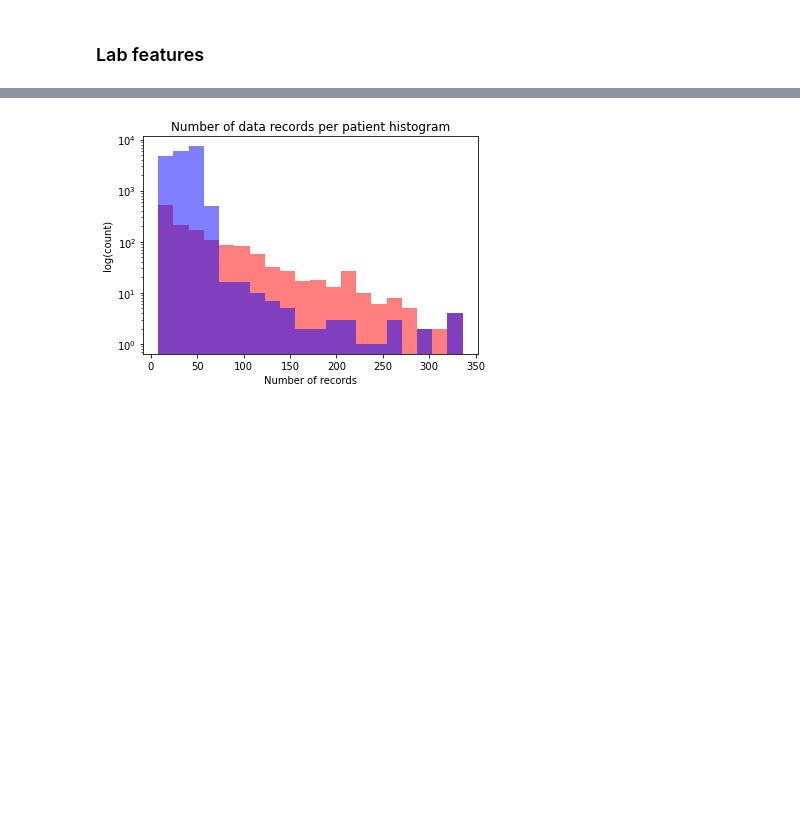
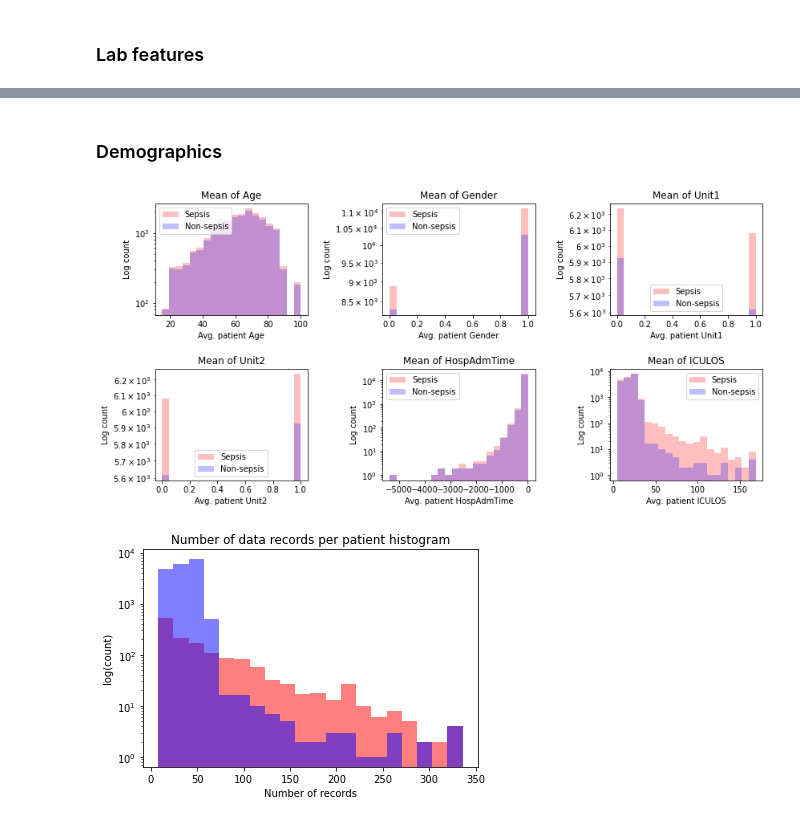
Before and after one commit to snirlugassy/sepsis_early_detection, a Jupyter notebook: hw1_eda.ipynb, the cells around one changed output, grey strips where cells are left out. Drawn from its saved outputs; the diff is of its cells as text; code cells hidden in the pictures; blank space fills up the shorter version.

```diff
--- a/hw1_eda.ipynb
+++ b/hw1_eda.ipynb
@@ -140,14 +146,30 @@ for vital_sign in vitals_features:
+# %% [markdown]
+### Demographics
 # %%
-for lab_feature in lab_features:
-    sepsis_mean = [df[lab_feature].mean() for df in sepsis]
-    non_sepsis_mean = [df[lab_feature].mean() for df in non_sepsis]
-    plt.figure()
-    plt.title(f'Mean of {lab_feature}')
-    plt.hist(sepsis_mean, color='r', alpha=0.5, label='Sepsis', bins=20, log=True)
-    plt.hist(non_sepsis_mean, color='b', alpha=0.5, label='Non-sepsis', bins=20, log=True)
-    plt.xlabel(f'Avg. patient {lab_feature}')
-    plt.ylabel('Log count')
-    plt.show()
+total_plots = len(demographic_features)
+cols = 3
+rows = (total_plots // cols) + total_plots % cols
+
+fig, axes = plt.subplots(nrows=rows, ncols=cols, figsize=(12,6), sharey=False)
+
+i=0
+for row in axes:
+    for ax in row:
+        _feature = demographic_features[i]
+        sepsis_mean = [df[_feature].mean() for df in dfs]
+        non_sepsis_mean = [df[_feature].mean() for df in non_sepsis]
+        ax.set_title(f'Mean of {_feature}')
+        ax.hist(sepsis_mean, color='r', alpha=0.25, label='Sepsis', bins=20, log=True)
+        ax.hist(non_sepsis_mean, color='b', alpha=0.25, label='Non-sepsis', bins=20, log=True)
+        ax.legend()
+        ax.set_xlabel(f'Avg. patient {_feature}')
+        ax.set_ylabel('Log count')
+        i+=1
+
+plt.tight_layout(pad=2)
+plt.show()
+# %% [output]
+[figure, added]
 # %%
 sepsis_patient_num_rows = [df.shape[0] for df in sepsis]
 non_sepsis_patient_num_rows = [df.shape[0] for df in non_sepsis]
```
Also changed, not shown: parts of 5 cells of this notebook, 15 other files.
